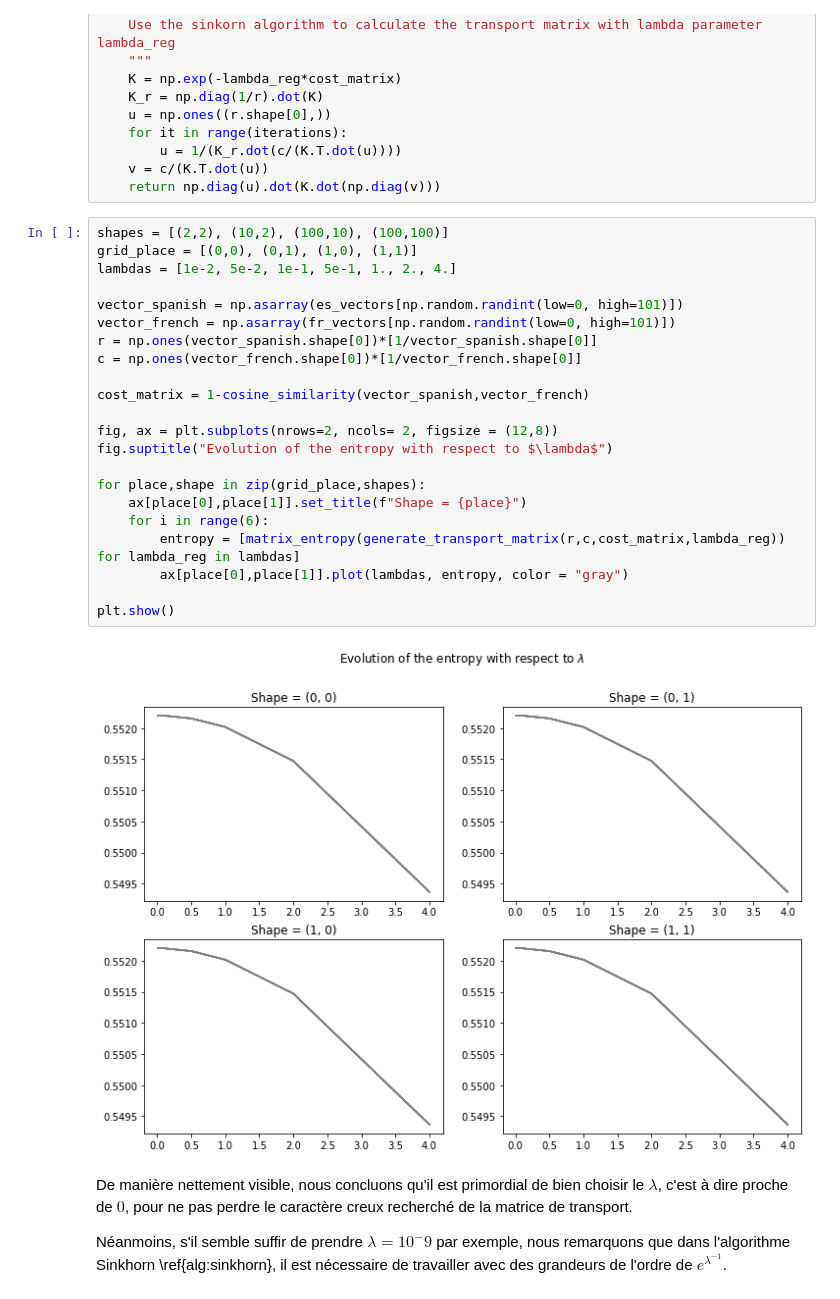
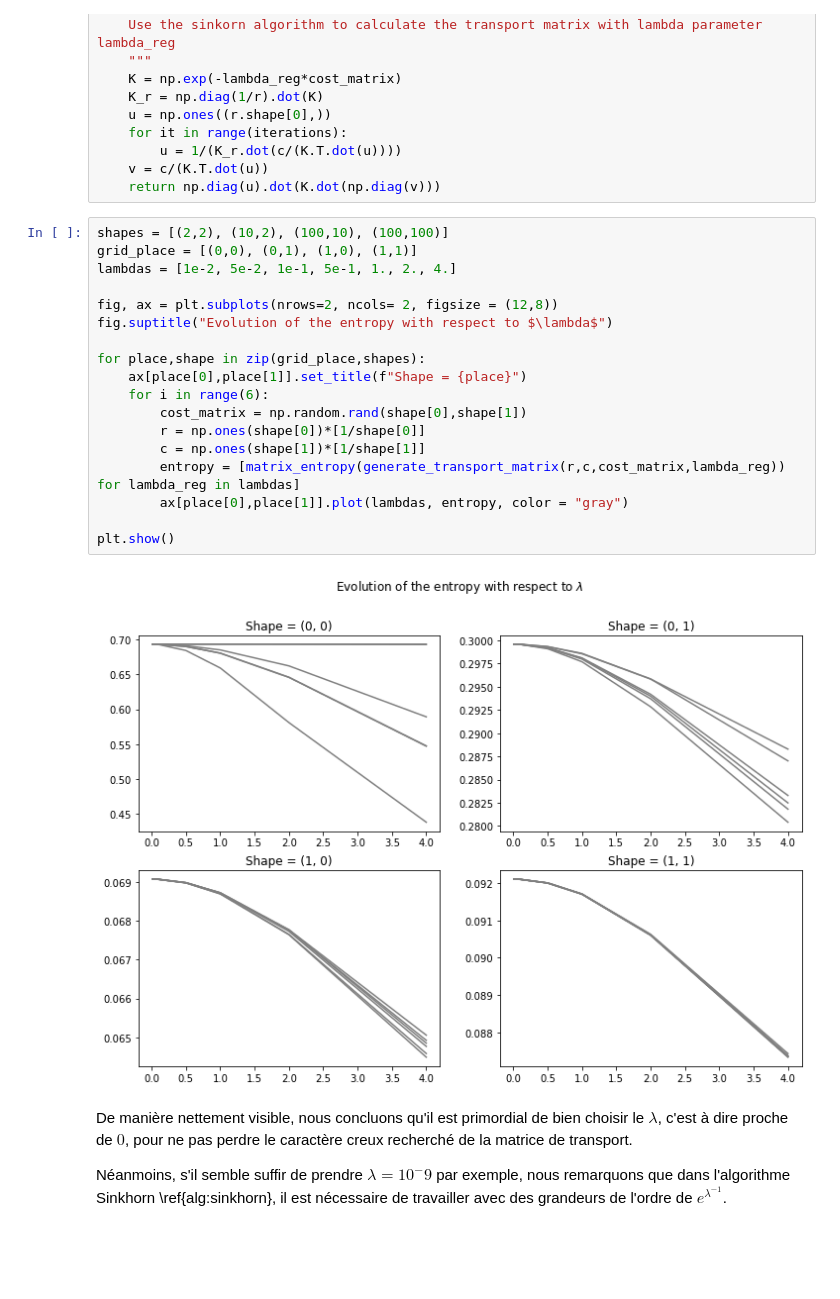
Before and after one commit to codebypol/NLP-OT, a Jupyter notebook: main.ipynb, the cells around one changed output. Cells and saved outputs as stored; diff of their text form; blank space fills up the shorter version.

```diff
--- a/main.ipynb
+++ b/main.ipynb
@@ -203,27 +203,23 @@ def generate_transport_matrix(r:np.ndarray, c:np.ndarray, cost_matrix: np.ndarra
 # %%
 shapes = [(2,2), (10,2), (100,10), (100,100)]
 grid_place = [(0,0), (0,1), (1,0), (1,1)]
 lambdas = [1e-2, 5e-2, 1e-1, 5e-1, 1., 2., 4.]
-
-vector_spanish = np.asarray(es_vectors[np.random.randint(low=0, high=101)])
-vector_french = np.asarray(fr_vectors[np.random.randint(low=0, high=101)])
-r = np.ones(vector_spanish.shape[0])*[1/vector_spanish.shape[0]]
-c = np.ones(vector_french.shape[0])*[1/vector_french.shape[0]]
-
-cost_matrix = 1-cosine_similarity(vector_spanish,vector_french)
 
 fig, ax = plt.subplots(nrows=2, ncols= 2, figsize = (12,8))
 fig.suptitle("Evolution of the entropy with respect to $\lambda$")
 
 for place,shape in zip(grid_place,shapes):
     ax[place[0],place[1]].set_title(f"Shape = {place}")
     for i in range(6):
+        cost_matrix = np.random.rand(shape[0],shape[1])
+        r = np.ones(shape[0])*[1/shape[0]]
+        c = np.ones(shape[1])*[1/shape[1]]
         entropy = [matrix_entropy(generate_transport_matrix(r,c,cost_matrix,lambda_reg)) for lambda_reg in lambdas]
         ax[place[0],place[1]].plot(lambdas, entropy, color = "gray")
 
 plt.show()
 # %% [output]
-[figure, old version]
+[figure, new version]
 # %% [markdown]
 De manière nettement visible, nous concluons qu'il est primordial de bien choisir le $\lambda$, c'est à dire proche de $0$, pour ne pas perdre le caractère creux recherché de la matrice de transport.
 
```
Also changed, not shown: parts of 3 cells of this notebook.
